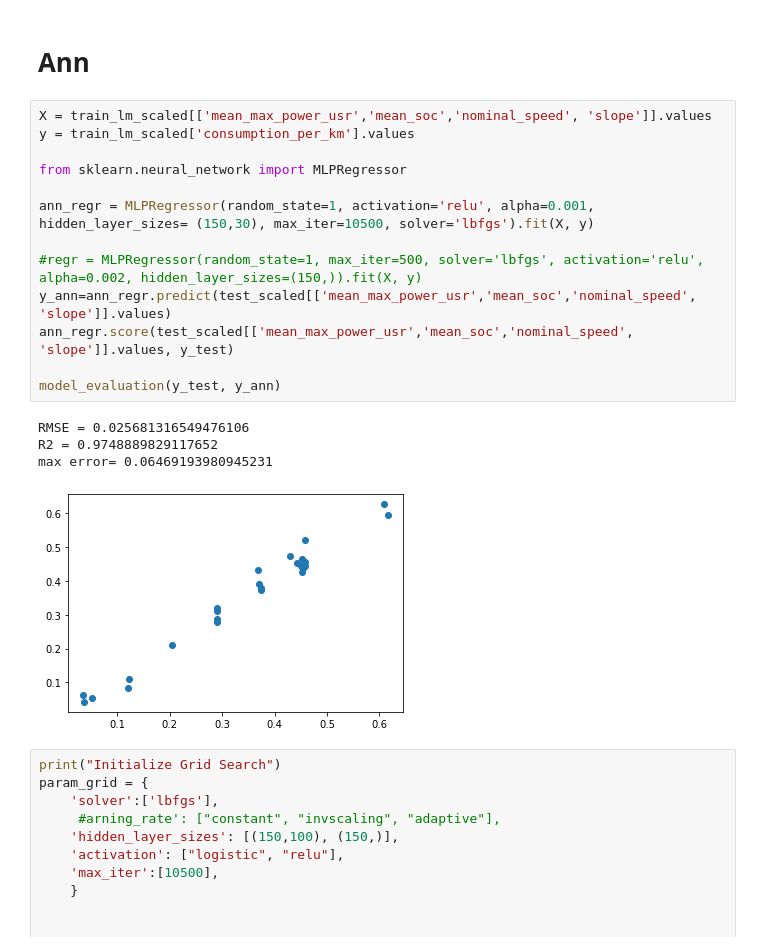
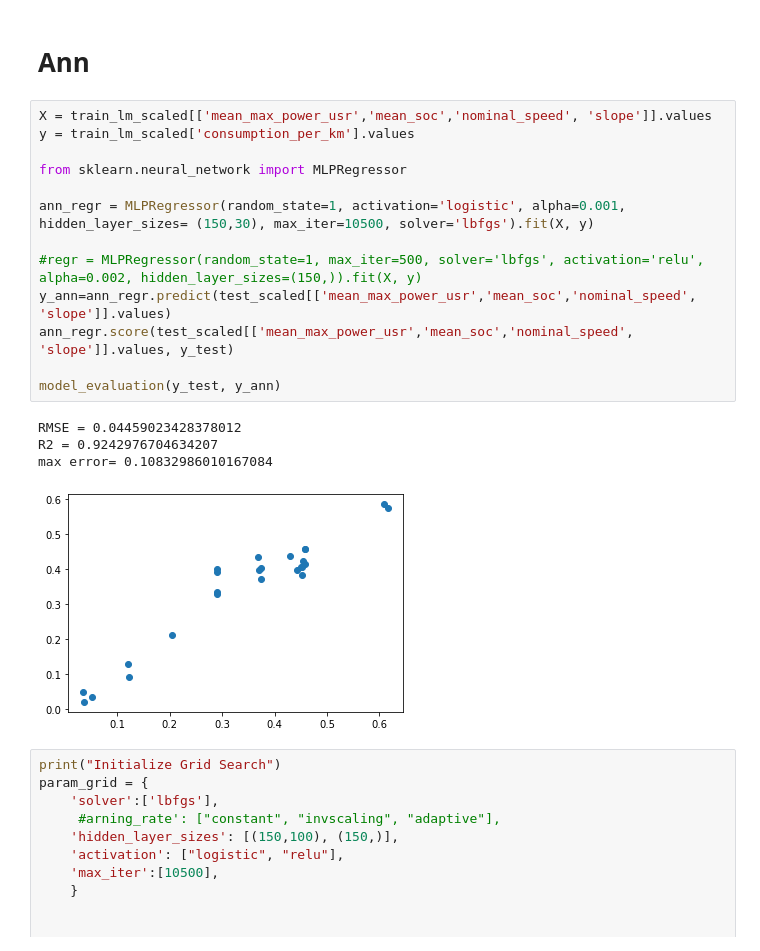
Before and after one commit to sechava4/monitoreogrid, a Jupyter notebook: app/Develops/Consumption_estimation_Journal/Model_generation_notebook.ipynb, the cells around one changed output. Saved outputs shown, nothing was run; the diff lists cells and outputs as text.

```diff
--- a/app/Develops/Consumption_estimation_Journal/Model_generation_notebook.ipynb
+++ b/app/Develops/Consumption_estimation_Journal/Model_generation_notebook.ipynb
@@ -432,21 +433,21 @@ GridSearchCV(estimator=RandomForestRegressor(),
 # %%
 X = train_lm_scaled[['mean_max_power_usr','mean_soc','nominal_speed', 'slope']].values
 y = train_lm_scaled['consumption_per_km'].values
 
 from sklearn.neural_network import MLPRegressor
 
-ann_regr = MLPRegressor(random_state=1, activation='relu', alpha=0.001, hidden_layer_sizes= (150,30), max_iter=10500, solver='lbfgs').fit(X, y)
+ann_regr = MLPRegressor(random_state=1, activation='logistic', alpha=0.001, hidden_layer_sizes= (150,30), max_iter=10500, solver='lbfgs').fit(X, y)
 
 #regr = MLPRegressor(random_state=1, max_iter=500, solver='lbfgs', activation='relu', alpha=0.002, hidden_layer_sizes=(150,)).fit(X, y)
 y_ann=ann_regr.predict(test_scaled[['mean_max_power_usr','mean_soc','nominal_speed', 'slope']].values)
 ann_regr.score(test_scaled[['mean_max_power_usr','mean_soc','nominal_speed', 'slope']].values, y_test)
 
 model_evaluation(y_test, y_ann)
 # %% [output]
-RMSE = 0.025681316549476106
-R2 = 0.9748889829117652
-max error= 0.06469193980945231
+RMSE = 0.04459023428378012
+R2 = 0.9242976704634207
+max error= 0.10832986010167084
-[figure, old version]
+[figure, new version]
 # %%
 print("Initialize Grid Search")
 param_grid = {
```
Also changed, not shown: parts of 4 cells of this notebook, 1 other file.
